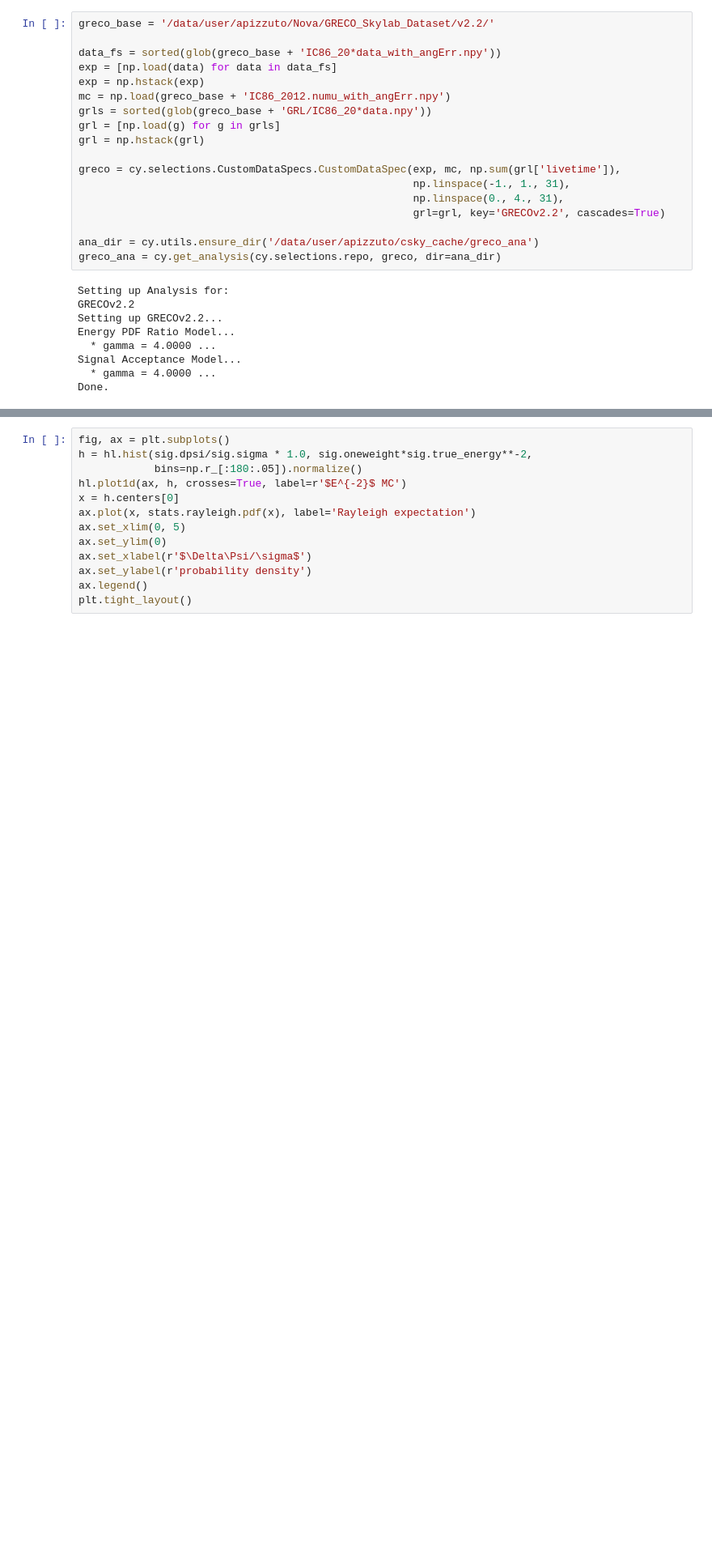
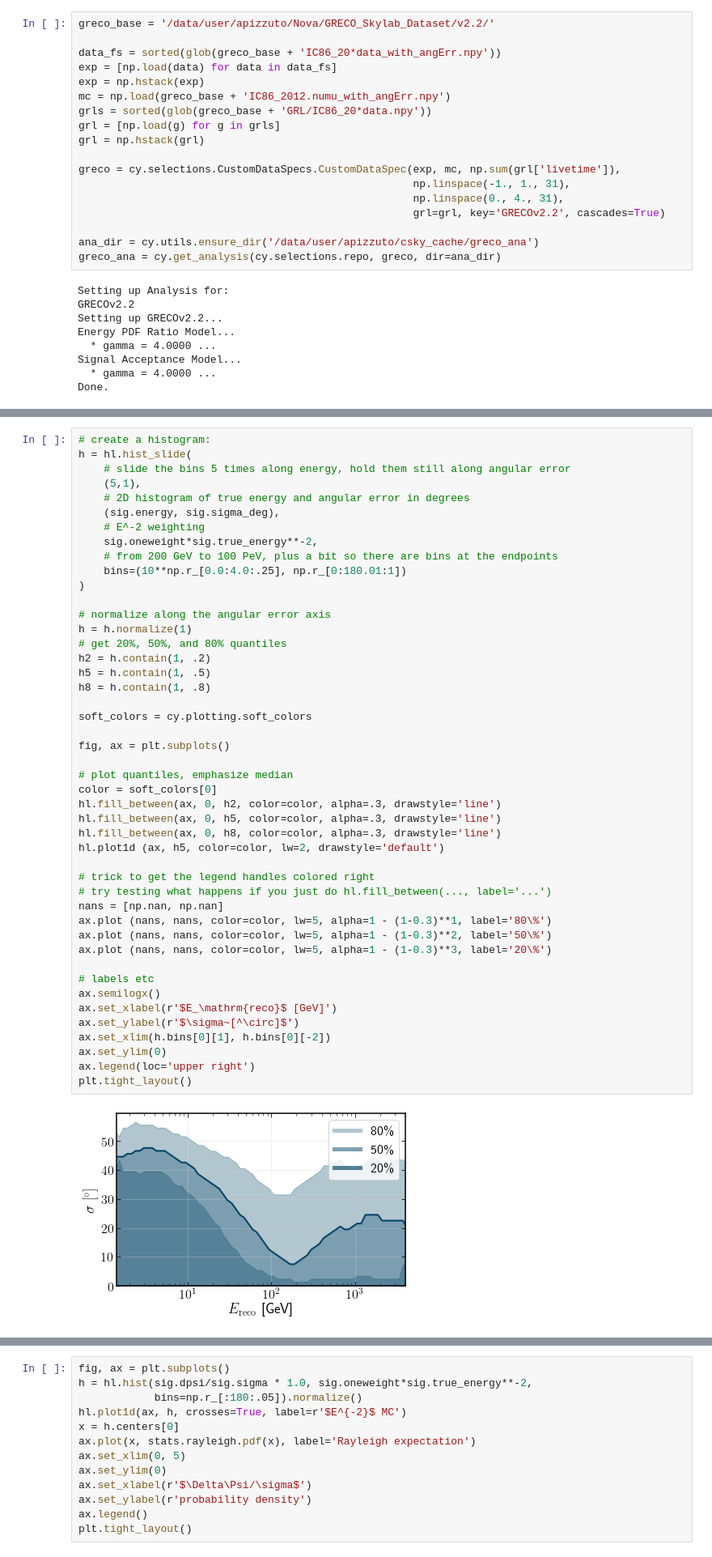
Before and after one commit to apizzuto/Novae, a Jupyter notebook: python3/notebooks/GRECO_analysis_plots.ipynb, the cells around one changed output, grey strips where cells are left out. Shown at 81% size. Drawn from its saved outputs; the diff is of its cells as text; blank space fills up the shorter version.

```diff
--- a/python3/notebooks/GRECO_analysis_plots.ipynb
+++ b/python3/notebooks/GRECO_analysis_plots.ipynb
@@ -192,0 +194,48 @@ plt.tight_layout()
+# %%
+# create a histogram:
+h = hl.hist_slide(
+    # slide the bins 5 times along energy, hold them still along angular error
+    (5,1),
+    # 2D histogram of true energy and angular error in degrees
+    (sig.energy, sig.sigma_deg),
+    # E^-2 weighting
+    sig.oneweight*sig.true_energy**-2,
+    # from 200 GeV to 100 PeV, plus a bit so there are bins at the endpoints
+    bins=(10**np.r_[0.0:4.0:.25], np.r_[0:180.01:1])
+)
+
+# normalize along the angular error axis
+h = h.normalize(1)
+# get 20%, 50%, and 80% quantiles
+h2 = h.contain(1, .2)
+h5 = h.contain(1, .5)
+h8 = h.contain(1, .8)
+
+soft_colors = cy.plotting.soft_colors
+
+fig, ax = plt.subplots()
+
+# plot quantiles, emphasize median
+color = soft_colors[0]
+hl.fill_between(ax, 0, h2, color=color, alpha=.3, drawstyle='line')
+hl.fill_between(ax, 0, h5, color=color, alpha=.3, drawstyle='line')
+hl.fill_between(ax, 0, h8, color=color, alpha=.3, drawstyle='line')
+hl.plot1d (ax, h5, color=color, lw=2, drawstyle='default')
+
+# trick to get the legend handles colored right
+# try testing what happens if you just do hl.fill_between(..., label='...')
+nans = [np.nan, np.nan]
+ax.plot (nans, nans, color=color, lw=5, alpha=1 - (1-0.3)**1, label='80\%')
+ax.plot (nans, nans, color=color, lw=5, alpha=1 - (1-0.3)**2, label='50\%')
+ax.plot (nans, nans, color=color, lw=5, alpha=1 - (1-0.3)**3, label='20\%')
+
+# labels etc
+ax.semilogx()
+ax.set_xlabel(r'$E_\mathrm{reco}$ [GeV]')
+ax.set_ylabel(r'$\sigma~[^\circ]$')
+ax.set_xlim(h.bins[0][1], h.bins[0][-2])
+ax.set_ylim(0)
+ax.legend(loc='upper right')
+plt.tight_layout()
+# %% [output]
+[figure, added]
```
Also changed, not shown: parts of 11 cells of this notebook, 1 other file.
